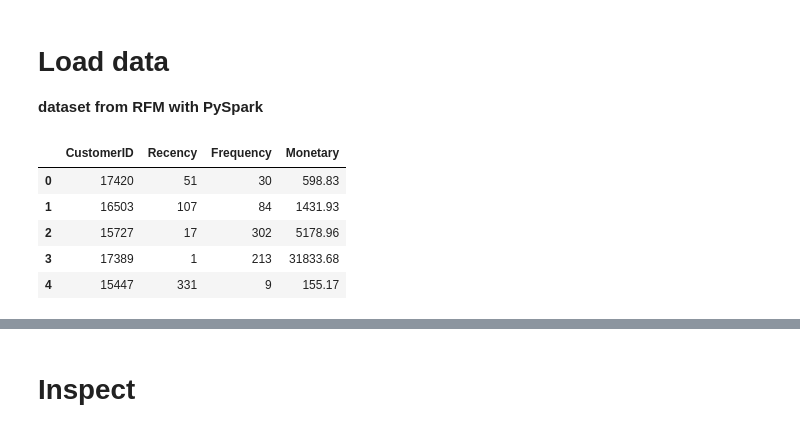
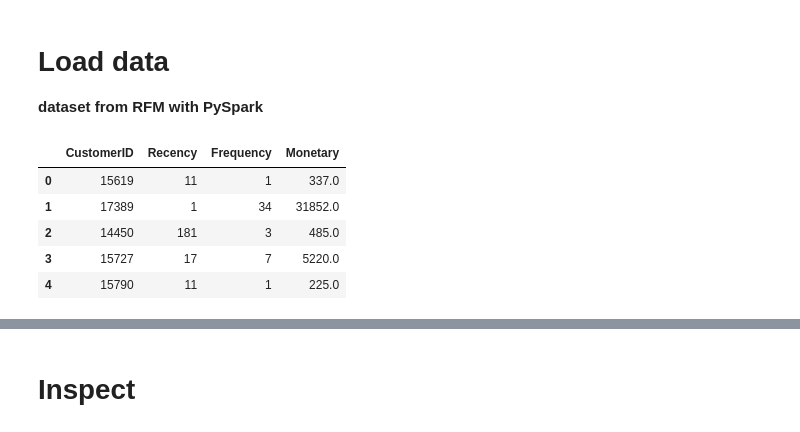
Before and after one commit to asish012/dataanalytics, a Jupyter notebook: customer_segmentation/RFM with K-means.ipynb, the cells around one changed output, grey strips where cells are left out. Saved outputs shown, nothing was run; the diff lists cells and outputs as text; code cells hidden in the pictures.

```diff
--- a/customer_segmentation/RFM with K-means.ipynb
+++ b/customer_segmentation/RFM with K-means.ipynb
@@ -26,15 +31,17 @@ def shape(df):
 # Load data
 **dataset from RFM with PySpark**
 # %%
-rfm_numbers = spark.read.csv("retail_rfm_numbers.csv", inferSchema=True, header=True)
-printdf(data)
+rfm_numbers = spark.read.csv("customer_rfm_numbers.csv",
+                             inferSchema=True,
+                             header=True)
+printdf(rfm_numbers)
 # %% [output]
 |  | CustomerID | Recency | Frequency | Monetary |
-| 0 | 17420 | 51 | 30 | 598.83 |
-| 1 | 16503 | 107 | 84 | 1431.93 |
-| 2 | 15727 | 17 | 302 | 5178.96 |
-| 3 | 17389 | 1 | 213 | 31833.68 |
-| 4 | 15447 | 331 | 9 | 155.17 |
+| 0 | 15619 | 11 | 1 | 337.0 |
+| 1 | 17389 | 1 | 34 | 31852.0 |
+| 2 | 14450 | 181 | 3 | 485.0 |
+| 3 | 15727 | 17 | 7 | 5220.0 |
+| 4 | 15790 | 11 | 1 | 225.0 |
 # %% [markdown]
 <!-- # Prepare data -->
 # %% [markdown]
```
Also changed, not shown: parts of 24 cells of this notebook, 3 other files.
